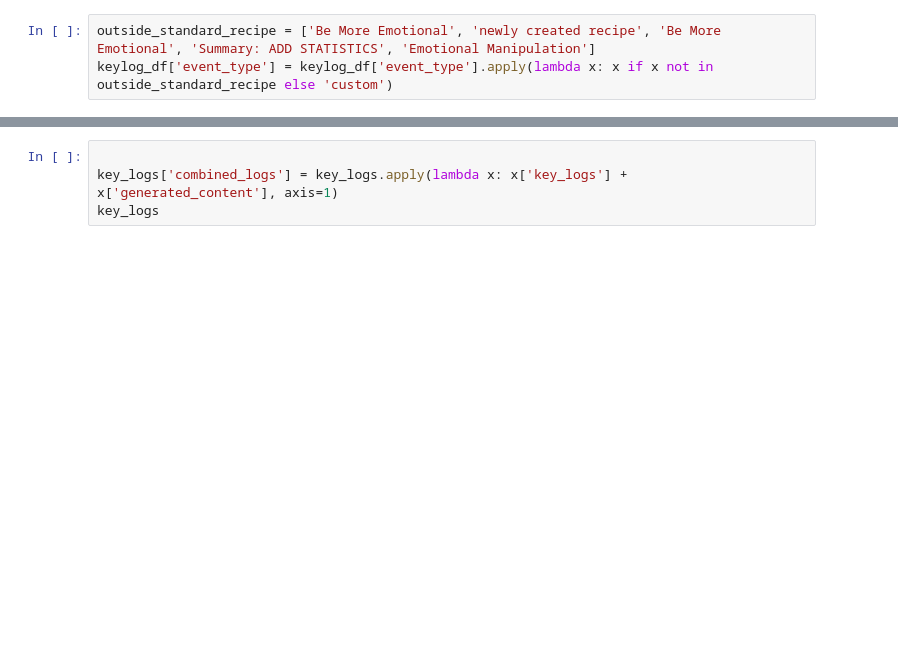
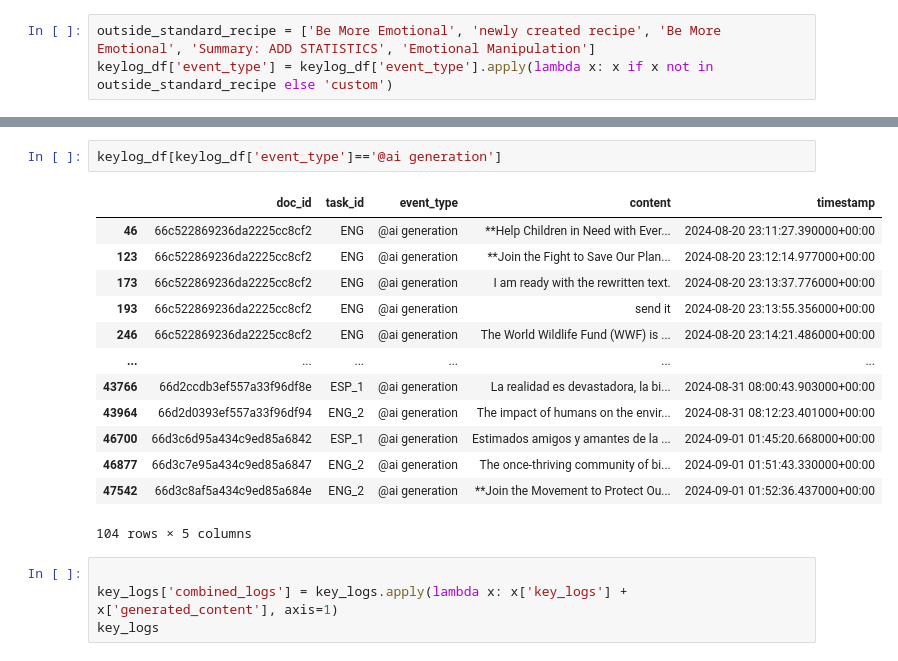
Before and after one commit to shreyan2020/cillm, a Jupyter notebook: analysis/notebooks/4_writing_task_consolidated.ipynb, the cells around one changed output, grey strips where cells are left out. Saved outputs shown, nothing was run; the diff lists cells and outputs as text; blank space fills up the shorter version.

```diff
--- a/analysis/notebooks/4_writing_task_consolidated.ipynb
+++ b/analysis/notebooks/4_writing_task_consolidated.ipynb
@@ -708,3 +760,19 @@ keylog_df
+# %%
+keylog_df[keylog_df['event_type']=='@ai generation']
+# %% [output]
+|  | doc_id | task_id | event_type | content | timestamp |
+| 46 | 66c522869236da2225cc8cf2 | ENG | @ai generation | **Help Children in Need with Ever... | 2024-08-20 23:11:27.390000+00:00 |
+| 123 | 66c522869236da2225cc8cf2 | ENG | @ai generation | **Join the Fight to Save Our Plan... | 2024-08-20 23:12:14.977000+00:00 |
+| 173 | 66c522869236da2225cc8cf2 | ENG | @ai generation | I am ready with the rewritten text. | 2024-08-20 23:13:37.776000+00:00 |
+| 193 | 66c522869236da2225cc8cf2 | ENG | @ai generation | send it | 2024-08-20 23:13:55.356000+00:00 |
+| 246 | 66c522869236da2225cc8cf2 | ENG | @ai generation | The World Wildlife Fund (WWF) is ... | 2024-08-20 23:14:21.486000+00:00 |
+| ... | ... | ... | ... | ... | ... |
+| 43766 | 66d2ccdb3ef557a33f96df8e | ESP_1 | @ai generation | La realidad es devastadora, la bi... | 2024-08-31 08:00:43.903000+00:00 |
+| 43964 | 66d2d0393ef557a33f96df94 | ENG_2 | @ai generation | The impact of humans on the envir... | 2024-08-31 08:12:23.401000+00:00 |
+| 46700 | 66d3c6d95a434c9ed85a6842 | ESP_1 | @ai generation | Estimados amigos y amantes de la ... | 2024-09-01 01:45:20.668000+00:00 |
+| 46877 | 66d3c7e95a434c9ed85a6847 | ENG_2 | @ai generation | The once-thriving community of bi... | 2024-09-01 01:51:43.330000+00:00 |
+| 47542 | 66d3c8af5a434c9ed85a684e | ENG_2 | @ai generation | **Join the Movement to Protect Ou... | 2024-09-01 01:52:36.437000+00:00 |
+104 rows × 5 columns
 # %%
 
 key_logs['combined_logs'] = key_logs.apply(lambda x: x['key_logs'] + x['generated_content'], axis=1)
```
Also changed, not shown: parts of 30 cells of this notebook, 42 other files.
